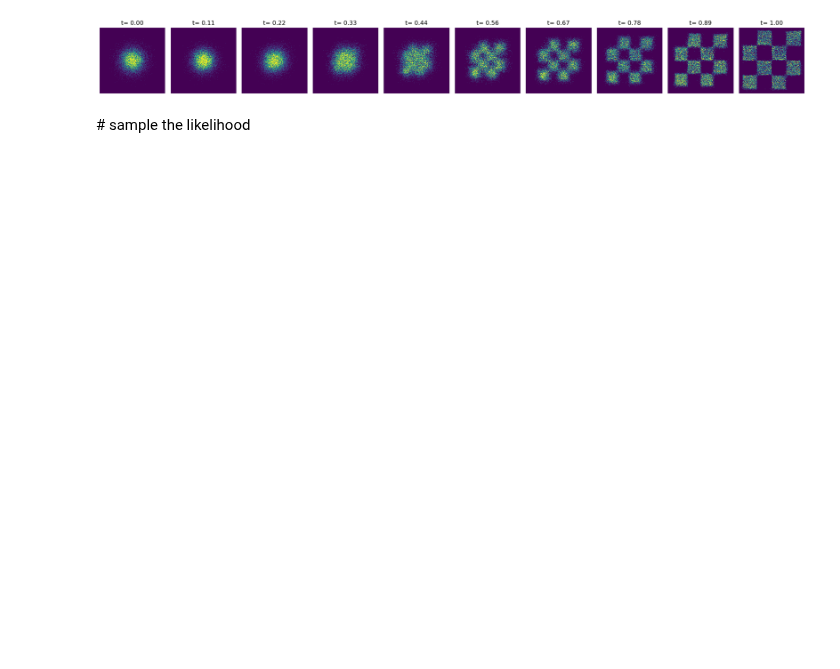
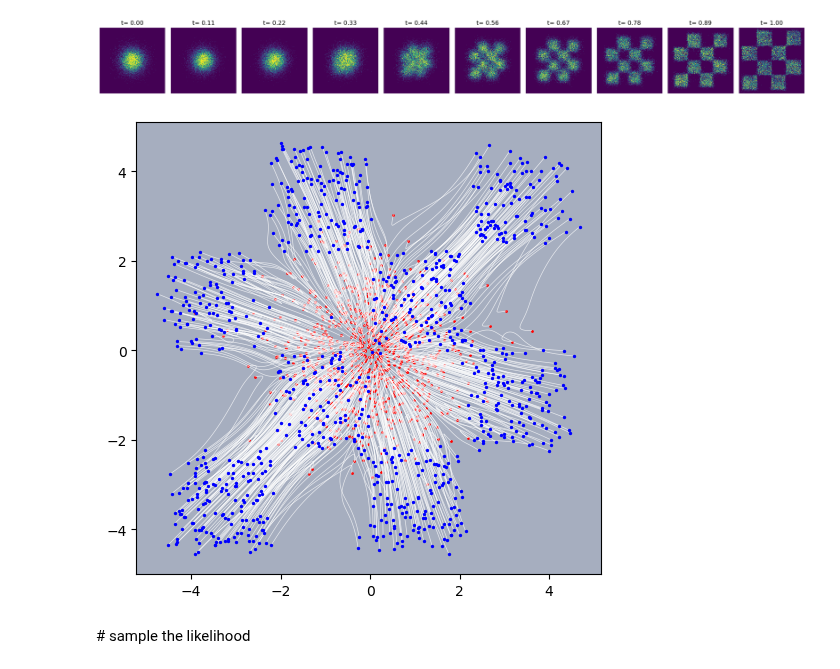
Before and after one commit to aurelio-amerio/gen-sbi, a Jupyter notebook: examples/flow_matching_2d.ipynb, the cells around one changed output. Saved outputs shown, nothing was run; the diff lists cells and outputs as text; code cells hidden in the pictures; blank space fills up the shorter version.

```diff
--- a/examples/flow_matching_2d.ipynb
+++ b/examples/flow_matching_2d.ipynb
@@ -279,3 +289,8 @@ plt.show()
+# %%
+fig, ax = plot_trajectories(sol)
+plt.show()
+# %% [output]
+[figure, added]
 # %% [markdown]
 # sample the likelihood
 # %%
```
Also changed, not shown: parts of 9 cells of this notebook, 6 other files.
